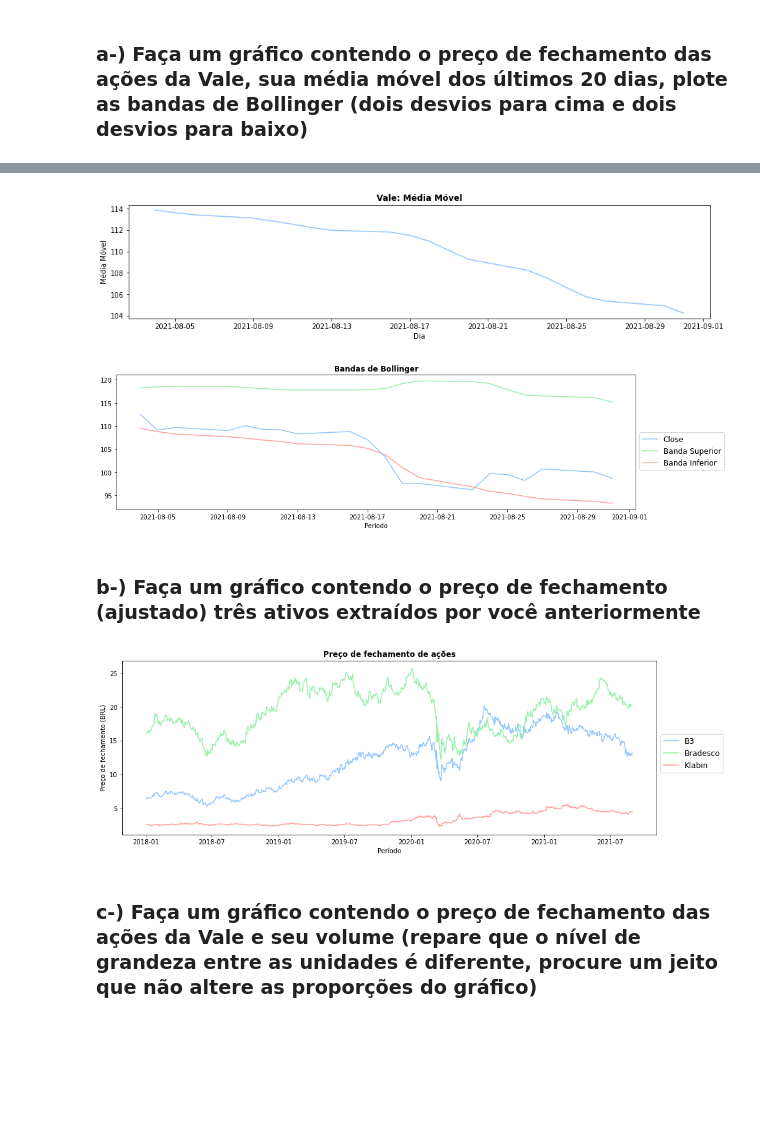
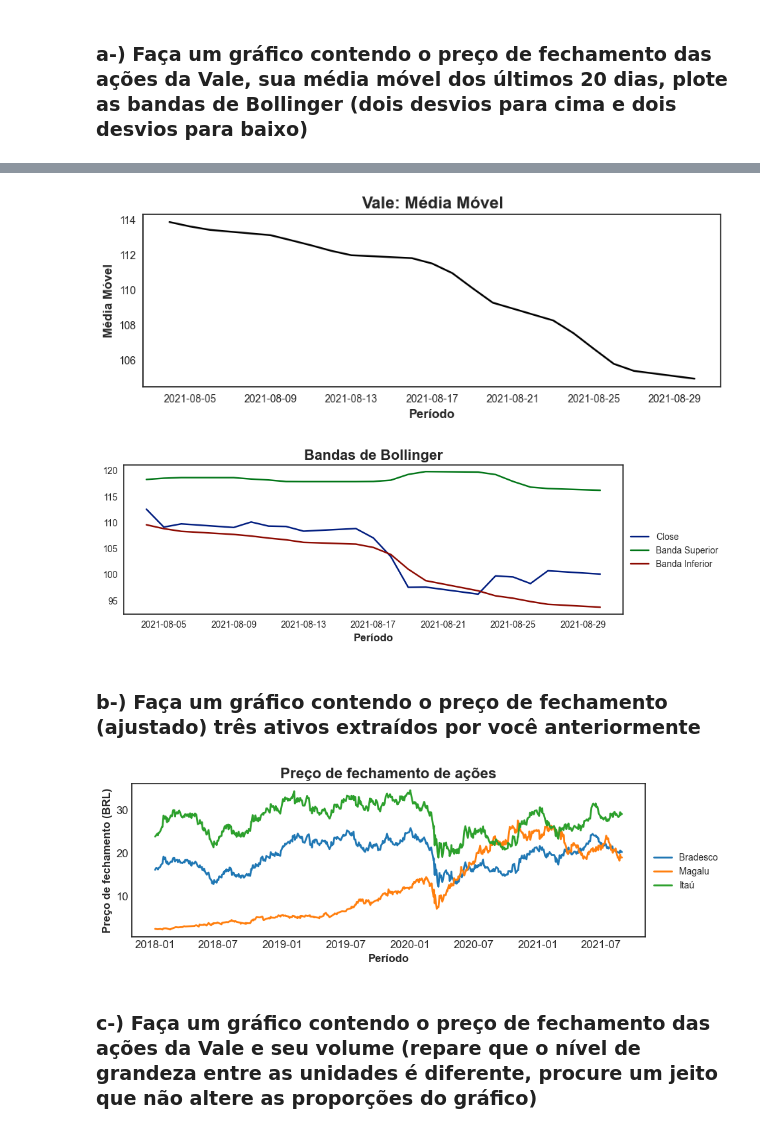
Before and after one commit to anoca-cs/FEA.DEV, a Jupyter notebook: FinQuant/FinQuant Case.ipynb, the cells around one changed output, grey strips where cells are left out. Saved outputs shown, nothing was run; the diff lists cells and outputs as text; code cells hidden in the pictures; blank space fills up the shorter version.

```diff
--- a/FinQuant/FinQuant Case.ipynb
+++ b/FinQuant/FinQuant Case.ipynb
@@ -103,7 +88,7 @@ Observações:
 # %% [markdown]
 ### a-) Obtenha os dados diários das ações da Vale (VALE3) entre "01/01/2018" e "31/08/2021"
 # %%
-vale = dr.data.get_data_yahoo('VALE3.SA', start = '2018, 1, 1', end = '2021, 8, 31')
+vale = yf.download('VALE3.SA', start = '2018-01-01', end = '2021-08-31', progress = False)
 
 vale
 # %% [output]
@@ -164,12 +146,12 @@ dez_acoes
 # %%
 # Gráfico: preço de fechamento das ações da Vale
 
-plt.style.use('seaborn-pastel')
 fig, ax = plt.subplots()
-fig.set_size_inches([9, 3])
-ax.plot(vale['Close'])
-ax.set_xlabel('Período')
-ax.set_ylabel('Preço de fechamento (BRL)')
-ax.set_title('Vale: Preço de fechamento das ações', fontweight = 'bold')
+plt.style.use('seaborn-v0_8-white')
+fig.set_size_inches([10, 3])
+ax.plot(vale['Close'], color = 'black')
+ax.set_xlabel('Período', fontweight = 'bold', fontsize = 12)
+ax.set_ylabel('Preço de fechamento (BRL)', fontweight = 'bold', fontsize = 12)
+ax.set_title('Vale: Preço de fechamento das ações', fontweight = 'bold', fontsize = 16)
 plt.show()
 # %% [output]
@@ -177,19 +159,18 @@ plt.show()
 # %%
 # Gráfico: média móvel das ações da Vale nos últimos 20 dias
 
 vale['Média Móvel'] = vale['Close'].rolling(window = 20).mean()
 vale_20_dias = vale.iloc[887:907]
 
-plt.style.use('seaborn-pastel')
 fig, ax = plt.subplots()
-fig.set_size_inches([15, 3])
-ax.plot(vale_20_dias['Média Móvel'])
-ax.set_xlabel('Dia')
-ax.set_ylabel('Média Móvel')
-ax.set_title('Vale: Média Móvel', fontweight = 'bold')
+fig.set_size_inches([10, 3])
+ax.plot(vale_20_dias['Média Móvel'], color = 'black')
+ax.set_xlabel('Período', fontweight = 'bold', fontsize = 12)
+ax.set_ylabel('Média Móvel', fontweight = 'bold', fontsize = 12)
+ax.set_title('Vale: Média Móvel', fontweight = 'bold', fontsize = 16)
 plt.show()
 # %% [output]
-[figure, old version]
+[figure, new version]
 # %%
 # Gráfico: bandas de Bollinger
 
@@ -199,46 +180,46 @@ vale['Banda Inferior'] = vale['Média Móvel'] - (vale['STD'] * 2)
 
 vale_20_dias = vale.iloc[887:907]
 
-plt.style.use('seaborn-pastel')
+plt.style.use('seaborn-v0_8-white')
 fig, ax = plt.subplots()
-fig.set_size_inches([15,4])
+fig.set_size_inches([10, 3])
 
 ax.plot(vale_20_dias['Close'])
 ax.plot(vale_20_dias['Banda Superior'])
 ax.plot(vale_20_dias['Banda Inferior'])
 
-ax.set_xlabel('Período')
-ax.set_title('Bandas de Bollinger', fontweight = 'bold')
+ax.set_xlabel('Período', fontweight = 'bold', fontsize = 12)
+ax.set_title('Bandas de Bollinger', fontweight = 'bold', fontsize = 16)
 
-leg = ax.legend(('Close', 'Banda Superior', 'Banda Inferior'), bbox_to_anchor = (1, 0.6), fontsize = 12)
+leg = ax.legend(('Close', 'Banda Superior', 'Banda Inferior'), bbox_to_anchor = (1, 0.6), fontsize = 10)
 plt.show()
 # %% [output]
-[figure, old version]
+[figure, new version]
 # %% [markdown]
 ### b-) Faça um gráfico contendo o preço de fechamento (ajustado) três ativos extraídos por você anteriormente
 # %%
 tres_ativos = np.random.choice(list(acoes.keys()), 3, replace = False)
-
 ativo_1 = dez_acoes.loc[dez_acoes['Name'] == tres_ativos[0]]
 ativo_2 = dez_acoes.loc[dez_acoes['Name'] == tres_ativos[1]]
 ativo_3 = dez_acoes.loc[dez_acoes['Name'] == tres_ativos[2]]
 
-plt.style.use('seaborn-pastel')
+
+plt.style.use('seaborn-v0_8-white')
 fig, ax = plt.subplots()
-fig.set_size_inches([15, 5])
+fig.set_size_inches([10, 3])
 
 ax.plot(ativo_1['Adj Close'])
 ax.plot(ativo_2['Adj Close'])
 ax.plot(ativo_3['Adj Close'])
 
-ax.set_xlabel('Período')
-ax.set_ylabel('Preço de fechamento (BRL)')
-ax.set_title('Preço de fechamento de ações', fontweight = 'bold')
+ax.set_xlabel('Período', fontweight = 'bold', fontsize = 12)
+ax.set_ylabel('Preço de fechamento (BRL)', fontweight = 'bold', fontsize = 12)
+ax.set_title('Preço de fechamento de ações', fontweight = 'bold', fontsize = 16)
 
-leg = ax.legend(tres_ativos, bbox_to_anchor = (1, 0.6), fontsize = 12)
+leg = ax.legend(tres_ativos, bbox_to_anchor = (1, 0.6), fontsize = 10)
 plt.show()
 # %% [output]
-[figure, old version]
+[figure, new version]
 # %% [markdown]
 ### c-) Faça um gráfico contendo o preço de fechamento das ações da Vale e seu volume (repare que o nível de grandeza entre as unidades é diferente, procure um jeito que não altere as proporções do gráfico)
 # %%
```
Also changed, not shown: parts of 47 cells of this notebook.
